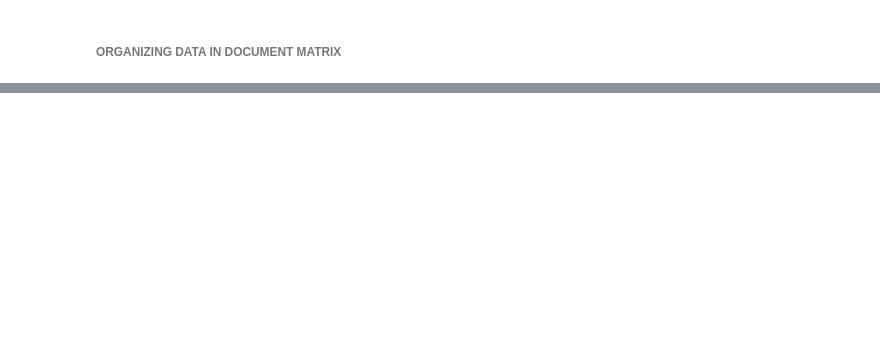
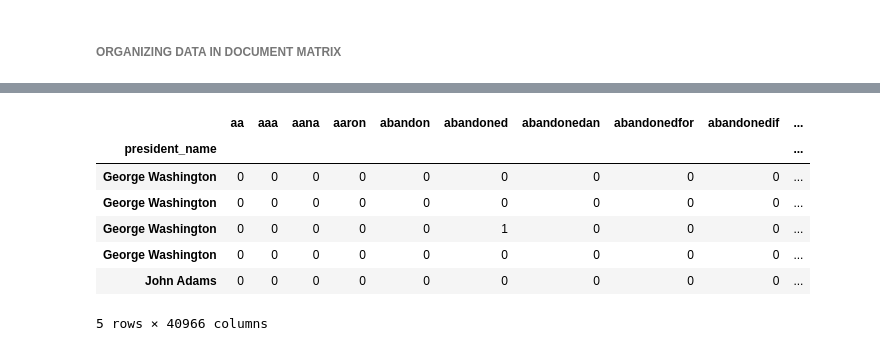
Before and after one commit to tiroger/NLP-SOTU, a Jupyter notebook: scrape_sotu_archives.ipynb, the cells around one changed output, grey strips where cells are left out. Drawn from its saved outputs; the diff is of its cells as text; code cells hidden in the pictures; blank space fills up the shorter version.

```diff
--- a/scrape_sotu_archives.ipynb
+++ b/scrape_sotu_archives.ipynb
@@ -238,6 +310,6 @@ with open('./pickled_files/sotu_speeches.pkl', 'wb') as f:
 ###### DATA CLEANING
 # %%
 # Opening pickled dataframe
-with open('./pickled_files/sotu_speeches.pkl', 'rb') as f:
-    sotu_speeches = pickle.load(f)
+with open('./pickled_files/raw_sotu_speeches.pkl', 'rb') as f:
+    raw_sotu_speeches = pickle.load(f)
 # %%
@@ -245,3 +324,3 @@ sotu_speeches.head()
 # %%
-clean_sotu_speeches = sotu_speeches.copy()
+clean_sotu_speeches = raw_sotu_speeches.copy()
 clean_sotu_speeches.head()
@@ -248,7 +334,7 @@ clean_sotu_speeches.head()
 # %%
 # Converting date to datetime object and extracting month from date
-clean_sotu_speeches.date = clean_sotu_speeches.date.astype('datetime64[ns]')
-clean_sotu_speeches['year'] = pd.DatetimeIndex(clean_sotu_speeches.date).year
+clean_sotu_speeches.sotu_date = clean_sotu_speeches.sotu_date.astype('datetime64[ns]')
+clean_sotu_speeches['year'] = pd.DatetimeIndex(clean_sotu_speeches.sotu_date).year
 # %%
 # Cleaning up transcripts
 # 2. Removing punctuation
@@ -276,5 +369,5 @@ with open('./pickled_files/clean_sotu_speeches_corpus.pkl', 'wb') as f:
 ###### ORGANIZING DATA IN DOCUMENT MATRIX
 # %%
 # Opening pickled dataframe
-with open('./pickled_files/clean_sotu_speeches.pkl', 'rb') as f:
+with open('./pickled_files/clean_sotu_speeches_corpus.pkl', 'rb') as f:
     clean_sotu_speeches = pickle.load(f)
@@ -284,14 +393,22 @@ with open('./pickled_files/presidential_party_dict.pkl', 'rb') as f:
     presidential_party_dict = pickle.load(f)
 # %%
 # We are going to create a document-term matrix using CountVectorizer, and exclude common English stop words
-from sklearn.feature_extraction.text import CountVectorizer
 
 cv = CountVectorizer(stop_words='english')
 speeches_cv = cv.fit_transform(clean_sotu_speeches.clean_text)
 speeches_dtm = pd.DataFrame(speeches_cv.toarray(), columns=cv.get_feature_names())
-speeches_dtm.index = clean_sotu_speeches.president
-# speeches_dtm.reset_index()
+speeches_dtm.index = clean_sotu_speeches.president_name
+#speeches_dtm.reset_index()
 speeches_dtm.head()
+# %% [output]
+|  | aa | aaa | aana | aaron | abandon | abandoned | abandonedan | abandonedfor | abandonedif | ... |
+| president_name |  |  |  |  |  |  |  |  |  | ... |
+| George Washington | 0 | 0 | 0 | 0 | 0 | 0 | 0 | 0 | 0 | ... |
+| George Washington | 0 | 0 | 0 | 0 | 0 | 0 | 0 | 0 | 0 | ... |
+| George Washington | 0 | 0 | 0 | 0 | 0 | 1 | 0 | 0 | 0 | ... |
+| George Washington | 0 | 0 | 0 | 0 | 0 | 0 | 0 | 0 | 0 | ... |
+| John Adams | 0 | 0 | 0 | 0 | 0 | 0 | 0 | 0 | 0 | ... |
+5 rows × 40966 columns
 # %%
 # Pickling clean document-term matrix
 with open('./pickled_files/speeches_dtm.pkl', 'wb') as f:
```
Also changed, not shown: parts of 21 cells of this notebook, 11 other files.
